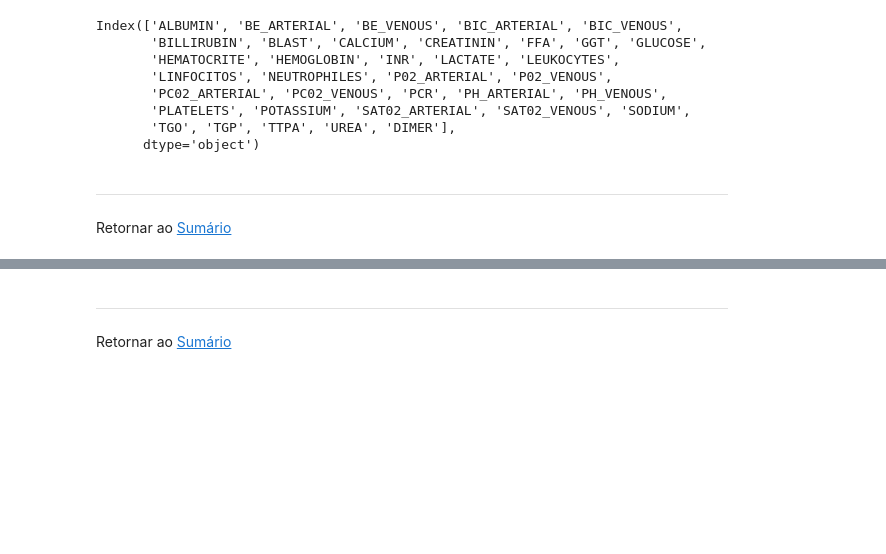
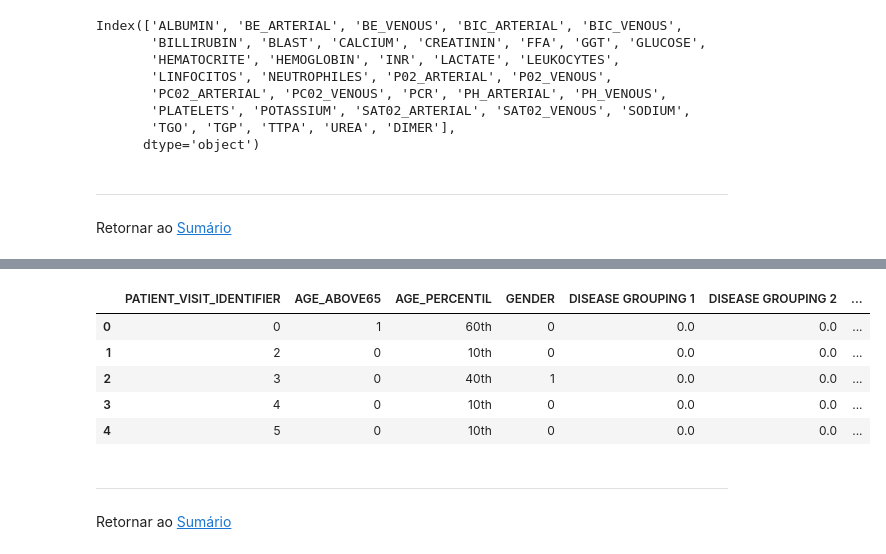
Before and after one commit to fdrigui/covid19_icu_admission_prediction, a Jupyter notebook: notebooks/2.0_clean_data.ipynb, the cells around one changed output, grey strips where cells are left out. Drawn from its saved outputs; the diff is of its cells as text; code cells hidden in the pictures; blank space fills up the shorter version.

Commit message:
Clean Done

```diff
--- a/notebooks/2.0_clean_data.ipynb
+++ b/notebooks/2.0_clean_data.ipynb
@@ -271,0 +301,2 @@ Retornar ao [Sumário](#sumario)
+# %%
+df_6_icu_on_first_window = drop_patient_moved_to_icu_on_first_window(df_5_renamed)
@@ -272,3 +319,15 @@ Retornar ao [Sumário](#sumario)
+# %%
+df_7_cleaned = df_6_icu_on_first_window.groupby("PATIENT_VISIT_IDENTIFIER", as_index=False).apply(prepare_window)\
+                                       .reset_index().drop(['level_0', 'level_1'], axis=1)
+
+df_7_cleaned.head()
+# %% [output]
+|  | PATIENT_VISIT_IDENTIFIER | AGE_ABOVE65 | AGE_PERCENTIL | GENDER | DISEASE GROUPING 1 | DISEASE GROUPING 2 | ... |
+| 0 | 0 | 1 | 60th | 0 | 0.0 | 0.0 | ... |
+| 1 | 2 | 0 | 10th | 0 | 0.0 | 0.0 | ... |
+| 2 | 3 | 0 | 40th | 1 | 0.0 | 0.0 | ... |
+| 3 | 4 | 0 | 10th | 0 | 0.0 | 0.0 | ... |
+| 4 | 5 | 0 | 10th | 0 | 0.0 | 0.0 | ... |
 # %% [markdown]
 -----------------
 Retornar ao [Sumário](#sumario)
```
Also changed, not shown: parts of 20 cells of this notebook, 15 other files.
